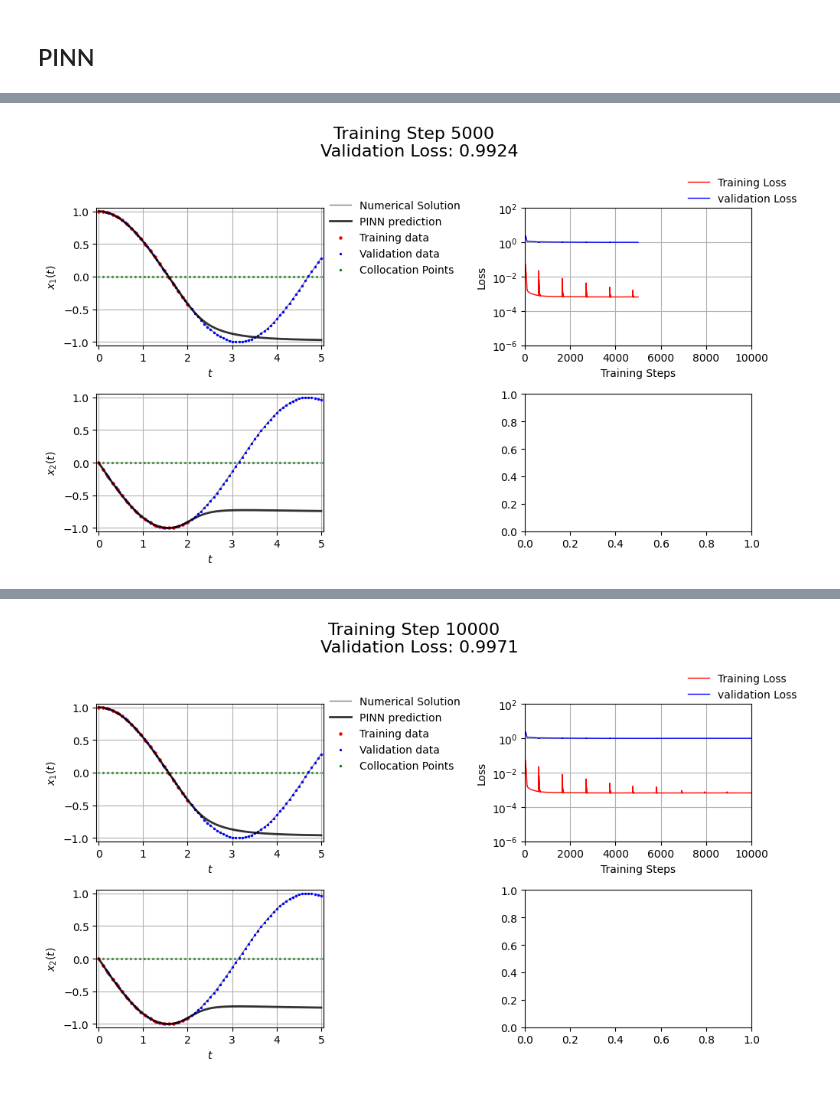
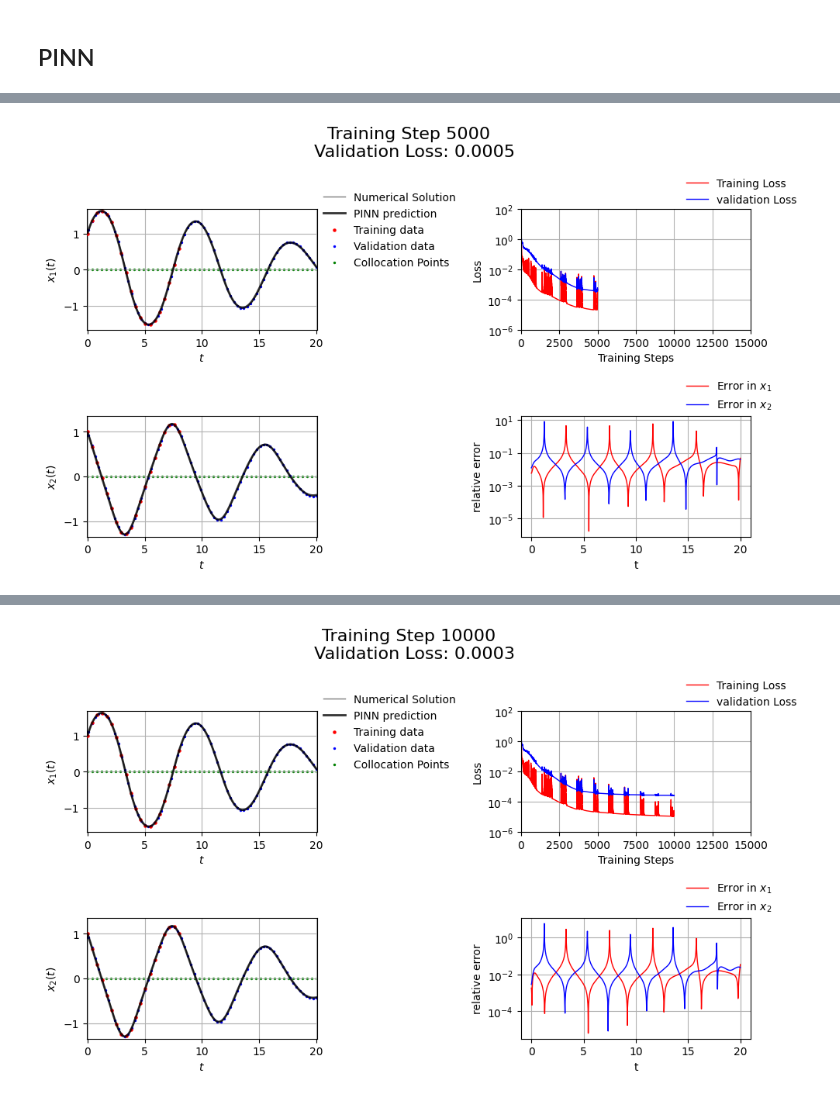
Before and after one commit to Mehdi-Haned/PINNs-Spring2025, a Jupyter notebook: systems/PINN_systems.ipynb, the cells around one changed output, grey strips where cells are left out. Drawn from its saved outputs; the diff is of its cells as text; code cells hidden in the pictures.

```diff
--- a/systems/PINN_systems.ipynb
+++ b/systems/PINN_systems.ipynb
@@ -91,7 +99,7 @@ def make_plot(
     i, loss_val, epochs,
     t, t_data, t_validation, t_collocation,
     solution_1, prediction_1,
-    solution_2, preditction_2,
+    solution_2, prediction_2,
     data_1, data_2,
     validation_1, validation_2,
     x1_max, x2_max,
@@ -117,7 +125,7 @@ def make_plot(
     axes[1,0].scatter(t_validation, validation_2, color="blue", label="Validation data", s=2, zorder=2)
     axes[1,0].scatter(t_data, data_2, color="red", label="Training data", s=5, zorder=3)
     axes[1,0].scatter(t_collocation, 0*torch.ones_like(t_collocation), color="green", label="Collocation Points", s=2, zorder=1)
-    axes[1,0].plot(t, preditction_2, label="PINN prediction", color='black', lw=2, alpha=0.8, linestyle='-', zorder=4)
+    axes[1,0].plot(t, prediction_2, label="PINN prediction", color='black', lw=2, alpha=0.8, linestyle='-', zorder=4)
     axes[1,0].set_xlim(ti-.05, tf+0.05)
     axes[1,0].set_ylim(-x2_max-.05, x2_max+0.05)
     axes[1,0].set_xlabel('$t$')
@@ -134,6 +142,17 @@ def make_plot(
     axes[0,1].grid()
     axes[0,1].legend(frameon=False, loc=(0.7, 1))
 
+
+    X_max = max(x1_max, x2_max)
+    axes[1,1].plot(t, torch.abs((solution_1 - prediction_1)/solution_1), label="Error in $x_1$", color='red', lw=1)
+    axes[1,1].plot(t, torch.abs((solution_2 - prediction_2)/solution_2), label="Error in $x_2$", color='blue', lw=1)
+    axes[1,1].set_xlabel('t')
+    axes[1,1].set_ylabel('relative error')
+    axes[0,1].set_ylim(1e-6, 1e2)
+    axes[1,1].set_yscale('log')
+    axes[1,1].grid()
+    axes[1,1].legend(frameon=False, loc=(0.7, 1))
+
     plt.tight_layout()
 # %%
 # Define Neural Network Structure
@@ -180,17 +199,20 @@ PINN = FCN()
 optimizer = torch.optim.Adam(PINN.parameters(), lr = 1e-2)
 
 # Exponential scheduler, multiplies learning rate (lr) by gamma every 2000 epochs; set gamma to 1 to disable
-scheduler = torch.optim.lr_scheduler.ExponentialLR(optimizer, gamma=0.7)
+scheduler = torch.optim.lr_scheduler.ExponentialLR(optimizer, gamma=0.75)
 
 # Number of training steps
-epochs = 10_000 + 1
+epochs = 15_000 + 1
 
 # Weights for loss function
-l1, l2  = 1e-2, 1e-3
+l1, l2  = 1e0, 1e0
 
 # stores loss values
 training_loss, validation_loss = [], []
+physics_losses, data_losses, derivative_losses = [], [], []
 
+
+torch.autograd.set_detect_anomaly(False)
 for i in range(epochs):
     # ===
     # Training
@@ -203,32 +225,30 @@ for i in range(epochs):
     U  = PINN(t_training)
     u1 = U[:,0].view(-1,1)
     u2 = U[:,1].view(-1,1)
+    data_loss = ((u1 - x1_data)**2 + (u2 - x2_data)**2).mean()
 
-    u1_loss = (u1 - x1_data)**2
-    u2_loss = (u2 - x2_data)**2
-    data_loss = torch.mean(u1_loss + u2_loss)
-
-    du1 = torch.autograd.grad(u1, t_training, torch.ones_like(u1), create_graph=True)[0]
-    du2 = torch.autograd.grad(u2, t_training, torch.ones_like(u2), create_graph=True)[0]
-    derivative_loss = torch.mean((du1 - f1(x1_data, x2_data))**2 + (du2 - f2(x1_data, x2_data))**2)
+    du1 = torch.autograd.grad(u1, t_training, torch.ones_like(u1), create_graph=True, retain_graph=True)[0]
+    du2 = torch.autograd.grad(u2, t_training, torch.ones_like(u2), create_graph=True, retain_graph=True)[0]
+    derivative_loss = ((du1 - f1(x1_data, x2_data,t_training))**2 + (du2 - f2(x1_data, x2_data,t_training))**2).mean()
 
     # Compute the ODE loss
     V   = PINN(t_physics)
     v1  = V[:,0].view(-1,1)
     v2  = V[:,1].view(-1,1)
-
     dv1 = torch.autograd.grad(v1, t_physics, torch.ones_like(v1), create_graph=True)[0]
     dv2 = torch.autograd.grad(v2, t_physics, torch.ones_like(v2), create_graph=True)[0]
-
-    loss_ODE = torch.mean((dv1 - f1(v1, v2))**2 + (dv2 - f2(v1, v2))**2)
+    loss_ODE = ((dv1 - f1(v1, v2, t_physics))**2 + (dv2 - f2(v1,v2,t_physics))**2).mean()
 
     # Compute total loss
+    loss = data_loss + l1*derivative_loss + l2*loss_ODE
 
-    loss = data_loss + l1*derivative_loss + l2*loss_ODE
     training_loss.append(loss.item())
+    physics_losses.append(loss_ODE.item())
+    data_losses.append(data_loss.item())
+    derivative_losses.append(derivative_loss.item())
 
     # Backpropagate the loss and update weights
-    data_loss.backward()
+    loss.backward()
     optimizer.step()
 
     # every 1000 epochs, multiply learning rate by gamma
@@ -243,17 +263,13 @@ for i in range(epochs):
     u1_val = U_val[:,0].view(-1,1)
     u2_val = U_val[:,1].view(-1,1)
 
-    MSE_1_val = (u1_val - x1_val)**2
-    MSE_2_val = (u2_val - x2_val)**2
-    loss_value_val = torch.mean(MSE_1_val) + torch.mean(MSE_2_val)
+    loss_value_val = torch.mean((u1_val - x1_val)**2 + (u2_val - x2_val)**2)
 
     du1_val = torch.autograd.grad(u1_val, t_validation, torch.ones_like(u1_val), create_graph=True)[0]
-    ODE1_val = (du1_val - f1(x1_val, x2_val))**2
     du2_val = torch.autograd.grad(u2_val,  t_validation, torch.ones_like(u2_val),  create_graph=True)[0]
-    ODE2_val = (du2_val - f2(x1_val, x2_val))**2
-    loss_ODE_val = torch.mean(ODE1_val) + torch.mean(ODE2_val)
+    loss_ODE_val = torch.mean((du1_val - f1(x1_val, x2_val, t_validation))**2 + (du2_val - f2(x1_val, x2_val, t_validation))**2)
 
-    loss_val = loss_value_val + l2*loss_ODE_val
+    loss_val = loss_value_val + l1*loss_ODE_val
     validation_loss.append(loss_val.item())
 
     # ===
@@ -266,7 +282,7 @@ for i in range(epochs):
             i=i, loss_val=loss_val, epochs=epochs,
             t=t, t_data=t_data, t_validation=t_val, t_collocation=t_physics.detach(),
             solution_1=x1, prediction_1=P[:,0],
-            solution_2=x2, preditction_2=P[:,1],
+            solution_2=x2, prediction_2=P[:,1],
             data_1=x1_data, data_2=x2_data,
             validation_1=x1_val, validation_2=x2_val,
             x1_max=x1_max, x2_max=x2_max,
@@ -276,13 +292,7 @@ for i in range(epochs):
         print(f"Total Training Loss = {loss.item():.4e}, \n"+
               f"ODE Training Loss = {l2*loss_ODE.item()/loss * 100:.4f}%, "+
               f"Data Training Loss = {data_loss.item()/loss * 100:.4f}%, "+
-              f"derivative Training Loss = {l1*derivative_loss.item()/loss * 100:.4f}% \n")
-
-        print(f"Total Validation Loss = {loss_val.item():.4e},  "  +
-              f"Validation loss/Training Loss {loss_val/loss*100:.4f}%, \n" +
-              f"ODE Validation Loss  = {l2*loss_ODE_val.item()/loss_val * 100:.4f}%, "+
-              f"Data Validation Loss = {loss_value_val.item()/loss_val * 100:.4f}%   ")
-
+              f"derivative Training Loss = {l1*derivative_loss.item()/loss * 100:.4f}%")
         print("----------------------------------------------")
 
         if i == (epochs-1):
@@ -321,2 +331,2 @@ ODE Validation Loss = 0.0522%, Data Validation Loss = 99.9478%
-[figure, old version]
+[figure, new version]
 Training step 6000
@@ -339 +352 @@ ODE Validation Loss = 0.0522%, Data Validation Loss = 99.9478%
-[figure, old version]
+[figure, new version]
```
Also changed, not shown: parts of 7 cells of this notebook, 4 other files.
